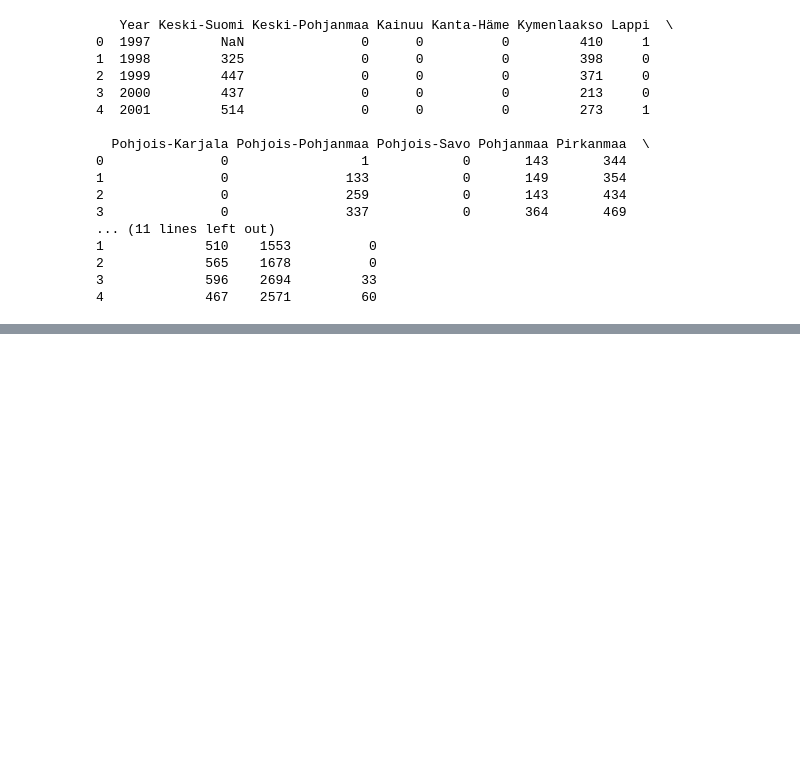
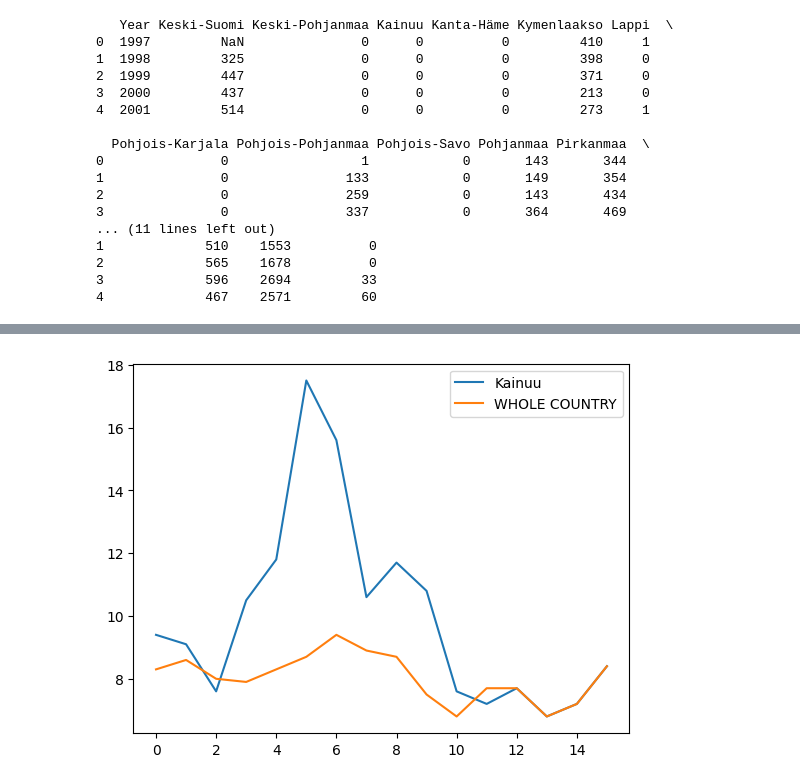
Before and after one commit to DilNuwan11/drug-usage-prediction, a Jupyter notebook: data/data_cleaning.ipynb, the cells around one changed output, grey strips where cells are left out. Drawn from its saved outputs; the diff is of its cells as text; code cells hidden in the pictures; blank space fills up the shorter version.

```diff
--- a/data/data_cleaning.ipynb
+++ b/data/data_cleaning.ipynb
@@ -415,0 +515,9 @@ print(df_pivot.head())
+# %%
+df_regions['Kainuu'] = df_regions['Kainuu'].fillna(df_regions['WHOLE COUNTRY'])
+df_regions['Kainuu'].plot()
+df_regions['WHOLE COUNTRY'].plot()
+
+plt.legend(['Kainuu', 'WHOLE COUNTRY'])
+plt.show()
+# %% [output]
+[figure, added]
```
Also changed, not shown: parts of 23 cells of this notebook, 2 other files.
